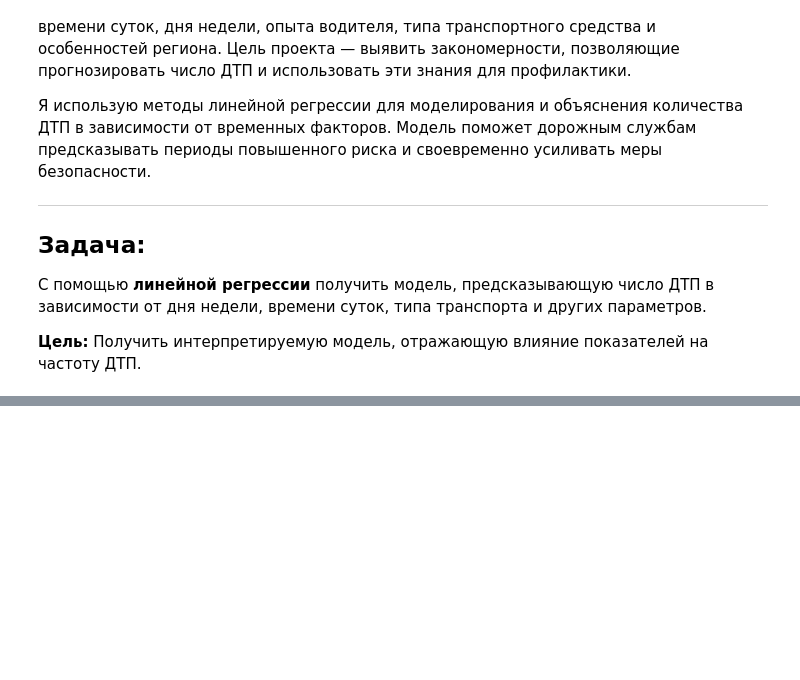
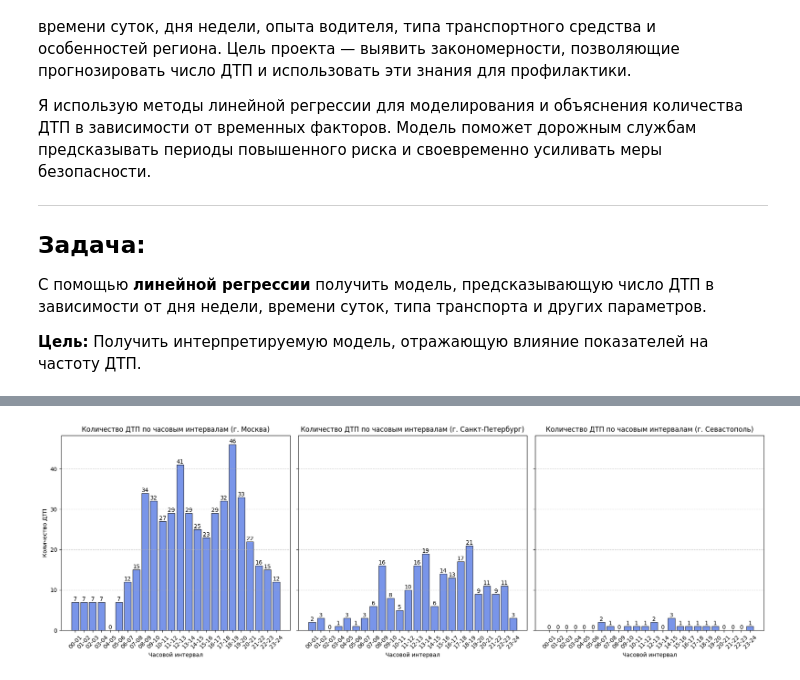
Before and after one commit to n1ks0N/DZ-GromiakovNV-StatPrak, a Jupyter notebook: project.ipynb, the cells around one changed output, grey strips where cells are left out. Cells and saved outputs as stored; diff of their text form; code cells hidden in the pictures; blank space fills up the shorter version.

```diff
--- a/project.ipynb
+++ b/project.ipynb
@@ -14,0 +106,20 @@
+# %%
+times = [f"{hour:02d}-{hour+1:02d}" for hour in range(24)]
+fig, axes = plt.subplots(1, 3, figsize=(18, 6), sharey=True)
+for ax, df, city in zip(axes, dfs, cities):
+    accidents = df.iloc[-24:, 1].astype(int).tolist()
+
+    bars = ax.bar(times, accidents, color='royalblue', alpha=0.7, edgecolor='black')
+    for bar, value in zip(bars, accidents):
+        ax.text(bar.get_x() + bar.get_width() / 2, bar.get_height(), str(value), ha='center', va='bottom', fontsize=10, color='black')
+    ax.set_title(f"Количество ДТП по часовым интервалам ({city})")
+    ax.set_xlabel("Часовой интервал")
+    ax.set_xticks(ax.get_xticks())
+    ax.set_xticklabels(times, rotation=45)
+    ax.grid(axis='y', linestyle='--', alpha=0.7)
+
+axes[0].set_ylabel("Количество ДТП")
+plt.tight_layout()
+plt.show()
+# %% [output]
+[figure, added]
```
Also changed, not shown: parts of 17 cells of this notebook.
